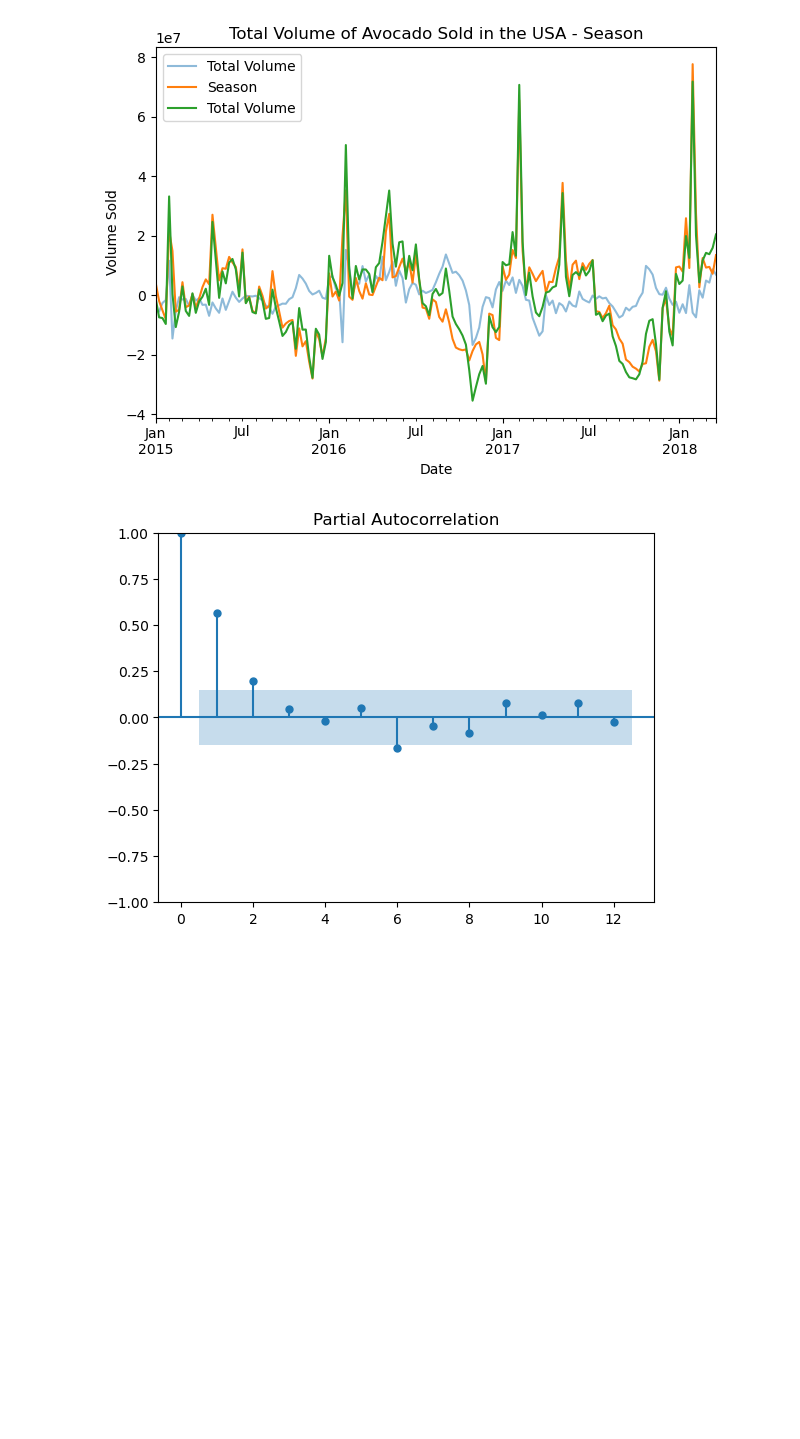
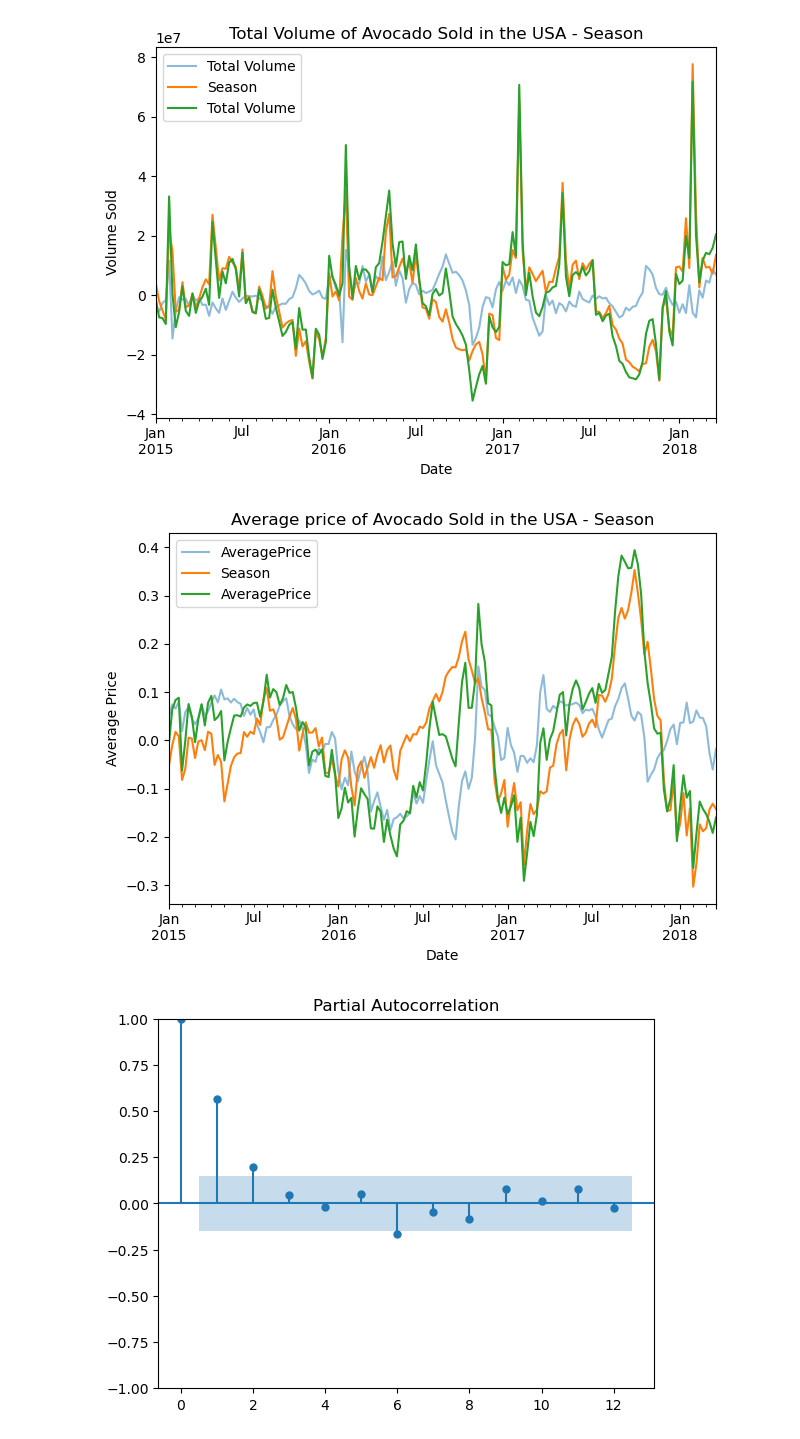
Before and after one commit to georgeHatem/FirstExampleForecast, a Jupyter notebook: ForecastExemple.ipynb, the cells around one changed output. Drawn from its saved outputs; the diff is of its cells as text; code cells hidden in the pictures; blank space fills up the shorter version.

```diff
--- a/ForecastExemple.ipynb
+++ b/ForecastExemple.ipynb
@@ -161,5 +202,6 @@ Text(0.5, 1.0, 'Periodogram')
 # %%
 dem_deseasoned, demReg_season, demDP_season = fh.deseason(dem_detrended, ('A', 25), "Total Volume")
+pr_deseasoned, prReg_season, prDP_season = fh.deseason(pr_detrended, ('A', 25), "AveragePrice")
 # %%
 dem_deseasoned.head()
 # %% [output]
@@ -180,6 +222,16 @@ plt.legend()
 plt.show()
 # %% [output]
 [figure]
+# %%
+psax = pr_deseasoned.plot(alpha=0.5, title="Average price of Avocado Sold in the USA - Season", ylabel="Average Price", label="Deseason & Detrended")
+psax = pd.Series(prReg_season.predict(prDP_season.in_sample()), index=pr_deseasoned.index).plot(label="Season", ax=psax)
+psax = pr_detrended.plot(label="Detrended", ax=psax)
+psax.autoscale(enable=True, axis='x', tight=True)
+plt.tight_layout()
+plt.legend()
+plt.show()
+# %% [output]
+[figure, added]
 # %%
 # Choose lag steps
 from statsmodels.graphics.tsaplots import plot_pacf
```
Also changed, not shown: parts of 29 cells of this notebook, 1 other file.
